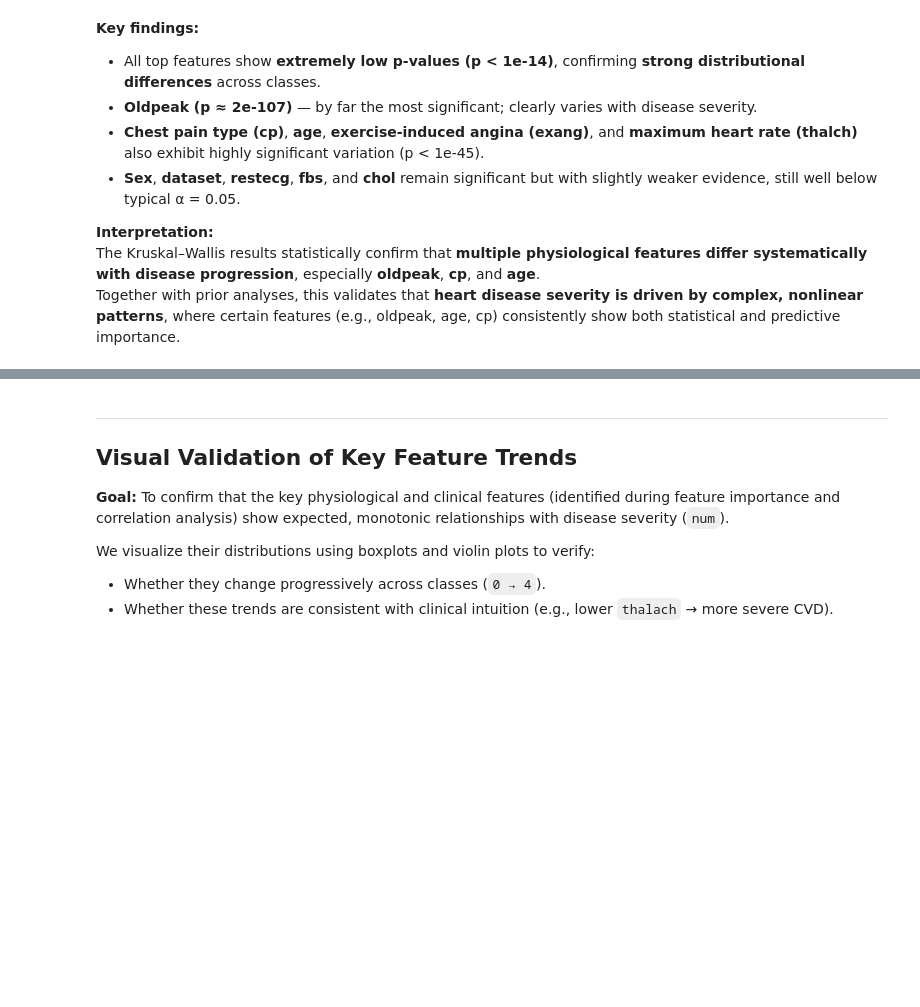
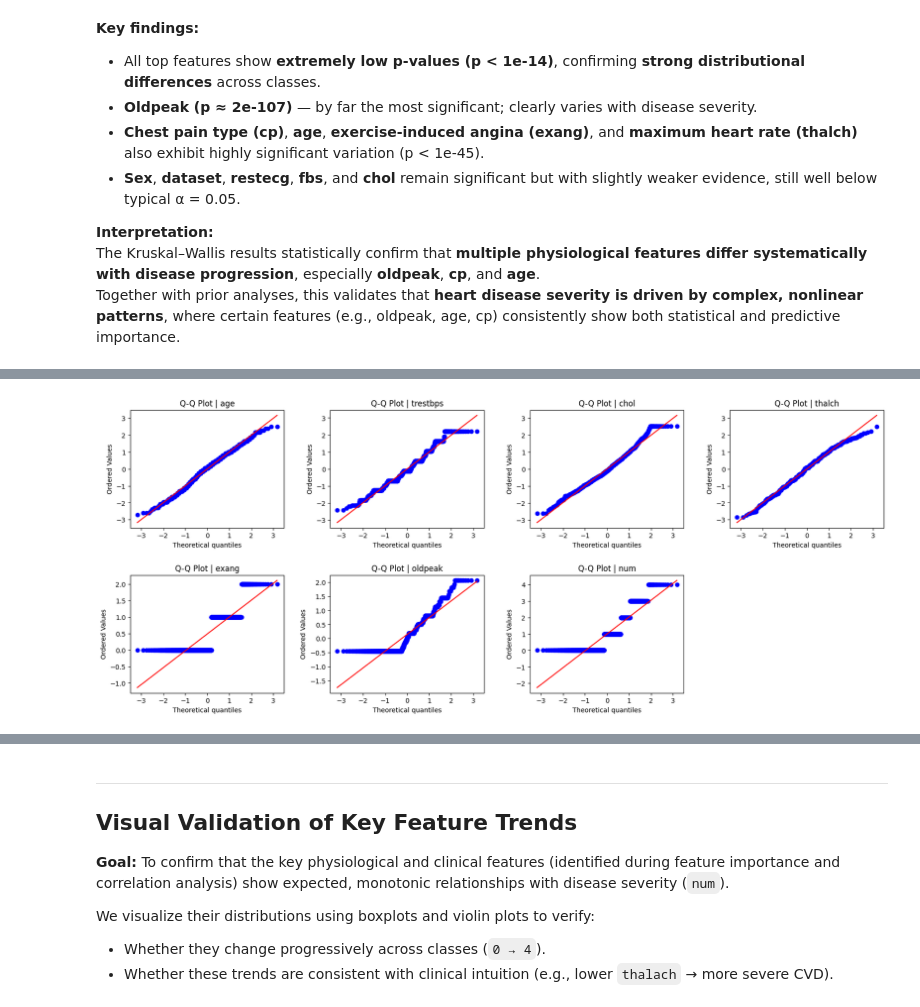
Before and after one commit to zuzannapajak/cardio-risk-prediction, a Jupyter notebook: notebooks/feature-analysis.ipynb, the cells around one changed output, grey strips where cells are left out. Drawn from its saved outputs; the diff is of its cells as text; code cells hidden in the pictures; blank space fills up the shorter version.

```diff
--- a/notebooks/feature-analysis.ipynb
+++ b/notebooks/feature-analysis.ipynb
@@ -31,6 +34,7 @@ from scripts.dimred.pipeline import build_dimred_preprocessing_pipeline
 SEED = 42
 # %%
 df_clean = pd.read_csv('../data/df_clean.csv')
+df_prep_ml = pd.read_csv('../data/df_preprocessed.csv')
 
 dimred_prep = build_dimred_preprocessing_pipeline()
 df_prep = dimred_prep.fit_transform(df_clean)
@@ -234,3 +245,25 @@ dtype: float64
 **Interpretation:**
 The Kruskal–Wallis results statistically confirm that **multiple physiological features differ systematically with disease progression**, especially **oldpeak**, **cp**, and **age**.
 Together with prior analyses, this validates that **heart disease severity is driven by complex, nonlinear patterns**, where certain features (e.g., oldpeak, age, cp) consistently show both statistical and predictive importance.
+# %%
+binary_columns = [
+    'sex',
+    'fbs',
+    'dataset_Cleveland',
+    'dataset_Hungary',
+    'dataset_Switzerland',
+    'dataset_VA Long Beach',
+    'cp_asymptomatic',
+    'cp_atypical angina',
+    'cp_non-anginal',
+    'cp_typical angina',
+    'restecg_Missing',
+    'restecg_lv hypertrophy',
+    'restecg_normal',
+    'restecg_st-t abnormality',
+    'slope_Missing',
+    'slope_downsloping',
+    'slope_flat',
+    'slope_upsloping'
+]
+raw_data_nonbinary = df_prep_ml.drop(binary_columns, axis=1)
@@ -236,0 +323,13 @@ Together with prior analyses, this validates that **heart disease severity is dr
+# %%
+plt.figure(figsize=(20, 6))
+plt.subplots_adjust(left=0, bottom=0, right=0.8, top=1, wspace=0.3, hspace=0.4)
+
+for i, column in enumerate(raw_data_nonbinary.columns):
+    plt.subplot(2, 4, i+1)
+    stats.probplot(df_prep_ml[column], dist="norm", plot=plt)
+    plt.title(f'Q-Q Plot | {column}')
+    plt.xlabel('Theoretical quantiles')
+    plt.ylabel('Ordered Values')
+plt.show()
+# %% [output]
+[figure, added]
```
Also changed, not shown: parts of 6 cells of this notebook, 1 other file.
